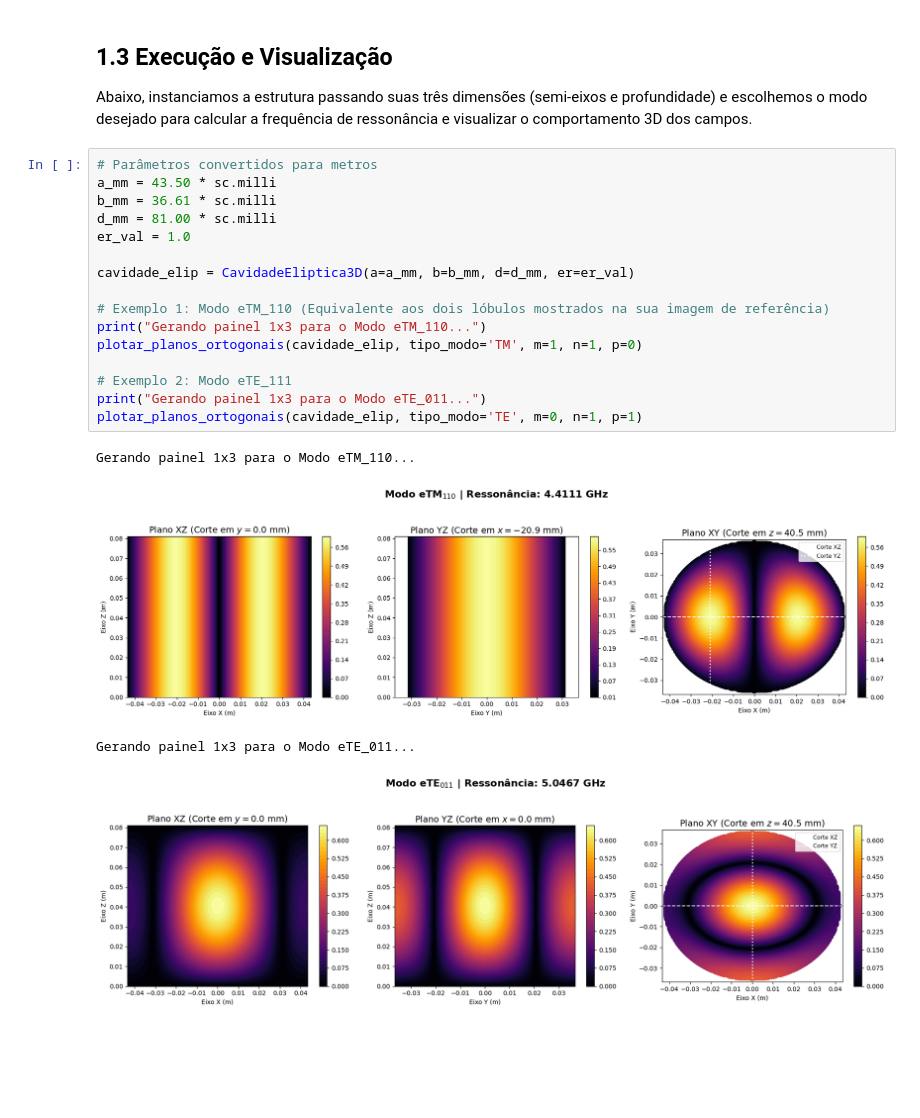
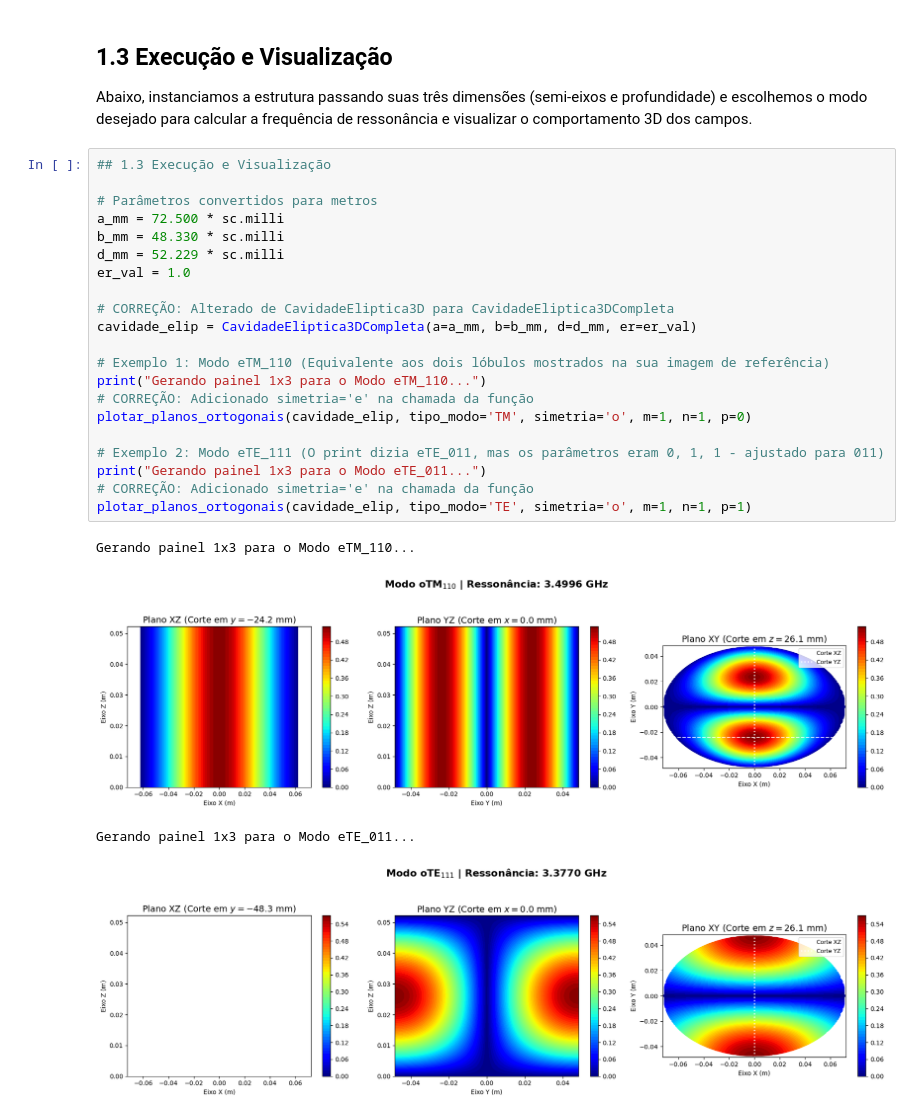
Before and after one commit to Filipeandrade112/Cavidade, a Jupyter notebook: Cavidade_Eliptica/cavidade_circ_3d.ipynb, the cells around one changed output. Saved outputs shown, nothing was run; the diff lists cells and outputs as text; blank space fills up the shorter version.

```diff
--- a/Cavidade_Eliptica/cavidade_circ_3d.ipynb
+++ b/Cavidade_Eliptica/cavidade_circ_3d.ipynb
@@ -226,23 +226,28 @@ def plotar_planos_ortogonais(cavidade, tipo_modo, m=0, n=1, p=1):
 ## 1.3 Execução e Visualização
 Abaixo, instanciamos a estrutura passando suas três dimensões (semi-eixos e profundidade) e escolhemos o modo desejado para calcular a frequência de ressonância e visualizar o comportamento 3D dos campos.
 # %%
+## 1.3 Execução e Visualização
+
 # Parâmetros convertidos para metros
-a_mm = 43.50 * sc.milli
-b_mm = 36.61 * sc.milli
-d_mm = 81.00 * sc.milli
+a_mm = 72.500 * sc.milli
+b_mm = 48.330 * sc.milli
+d_mm = 52.229 * sc.milli
 er_val = 1.0
 
-cavidade_elip = CavidadeEliptica3D(a=a_mm, b=b_mm, d=d_mm, er=er_val)
+# CORREÇÃO: Alterado de CavidadeEliptica3D para CavidadeEliptica3DCompleta
+cavidade_elip = CavidadeEliptica3DCompleta(a=a_mm, b=b_mm, d=d_mm, er=er_val)
 
 # Exemplo 1: Modo eTM_110 (Equivalente aos dois lóbulos mostrados na sua imagem de referência)
 print("Gerando painel 1x3 para o Modo eTM_110...")
-plotar_planos_ortogonais(cavidade_elip, tipo_modo='TM', m=1, n=1, p=0)
+# CORREÇÃO: Adicionado simetria='e' na chamada da função
+plotar_planos_ortogonais(cavidade_elip, tipo_modo='TM', simetria='o', m=1, n=1, p=0)
 
-# Exemplo 2: Modo eTE_111
+# Exemplo 2: Modo eTE_111 (O print dizia eTE_011, mas os parâmetros eram 0, 1, 1 - ajustado para 011)
 print("Gerando painel 1x3 para o Modo eTE_011...")
-plotar_planos_ortogonais(cavidade_elip, tipo_modo='TE', m=0, n=1, p=1)
+# CORREÇÃO: Adicionado simetria='e' na chamada da função
+plotar_planos_ortogonais(cavidade_elip, tipo_modo='TE', simetria='o', m=1, n=1, p=1)
 # %% [output]
 Gerando painel 1x3 para o Modo eTM_110...
-[figure, old version]
+[figure, new version]
 Gerando painel 1x3 para o Modo eTE_011...
-[figure, old version]
+[figure, new version]
```
Also changed, not shown: parts of 3 cells of this notebook, 10 other files.
